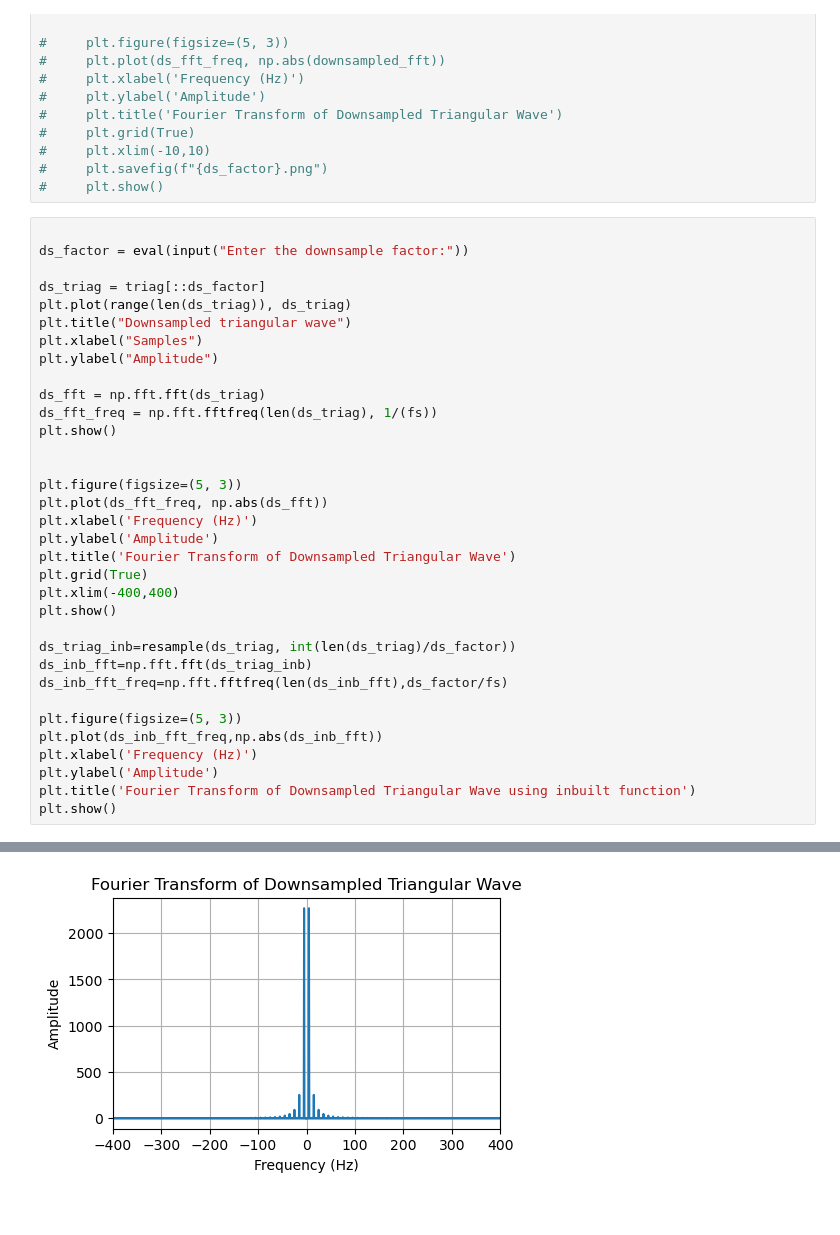
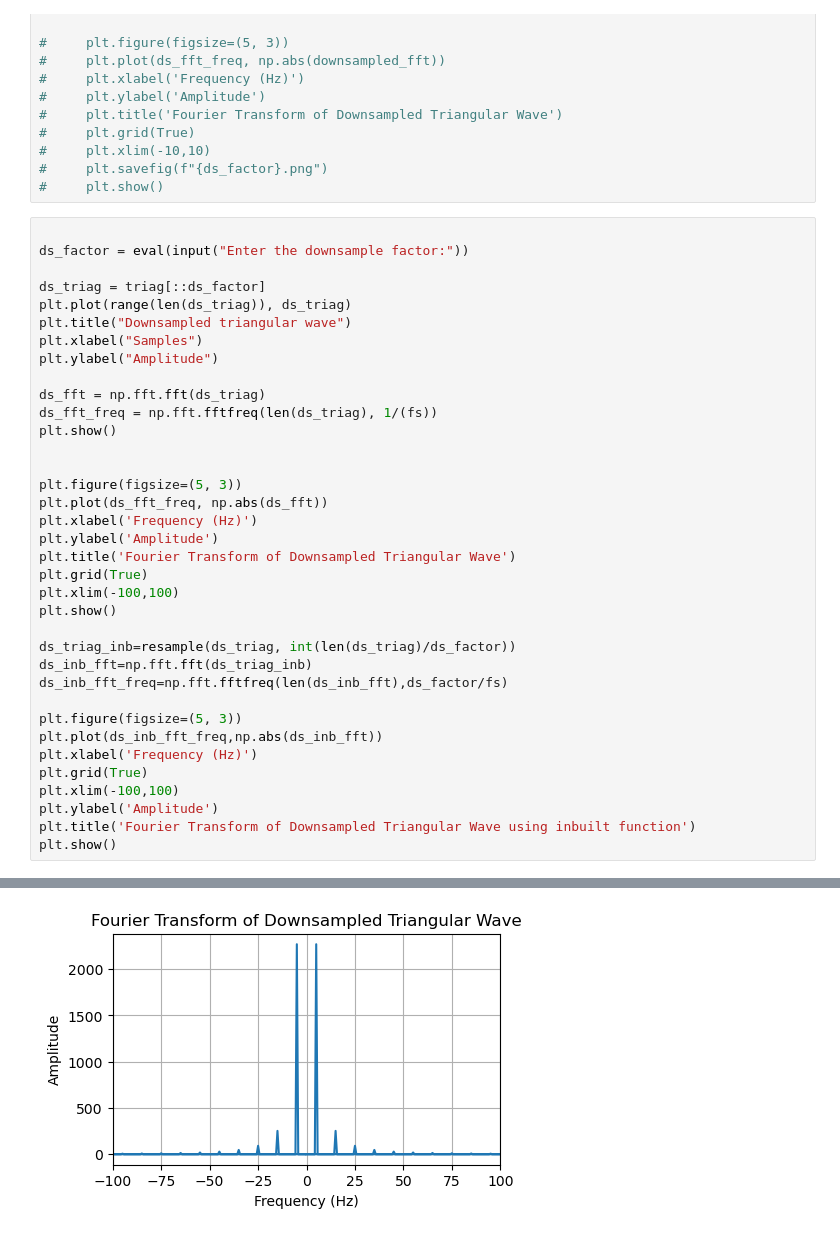
Before and after one commit to ADI-ROXX/DSP, a Jupyter notebook: assign2.ipynb, the cells around one changed output, grey strips where cells are left out. Cells and saved outputs as stored; diff of their text form.

```diff
--- a/assign2.ipynb
+++ b/assign2.ipynb
@@ -101,32 +98,34 @@ ds_triag = triag[::ds_factor]
 plt.plot(range(len(ds_triag)), ds_triag)
 plt.title("Downsampled triangular wave")
 plt.xlabel("Samples")
 plt.ylabel("Amplitude")
 
 ds_fft = np.fft.fft(ds_triag)
 ds_fft_freq = np.fft.fftfreq(len(ds_triag), 1/(fs))
 plt.show()
 
 
 plt.figure(figsize=(5, 3))
 plt.plot(ds_fft_freq, np.abs(ds_fft))
 plt.xlabel('Frequency (Hz)')
 plt.ylabel('Amplitude')
 plt.title('Fourier Transform of Downsampled Triangular Wave')
 plt.grid(True)
-plt.xlim(-400,400)
+plt.xlim(-100,100)
 plt.show()
 
 ds_triag_inb=resample(ds_triag, int(len(ds_triag)/ds_factor))
 ds_inb_fft=np.fft.fft(ds_triag_inb)
 ds_inb_fft_freq=np.fft.fftfreq(len(ds_inb_fft),ds_factor/fs)
 
 plt.figure(figsize=(5, 3))
 plt.plot(ds_inb_fft_freq,np.abs(ds_inb_fft))
 plt.xlabel('Frequency (Hz)')
+plt.grid(True)
+plt.xlim(-100,100)
 plt.ylabel('Amplitude')
 plt.title('Fourier Transform of Downsampled Triangular Wave using inbuilt function')
 plt.show()
 # %% [output]
 [figure]
-[figure, old version]
+[figure, new version]
```
Also changed, not shown: parts of 4 cells of this notebook, 1 other file.
